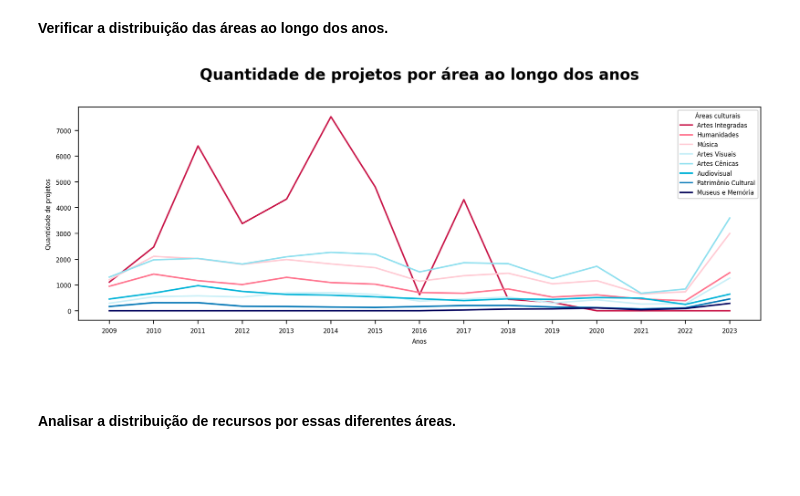
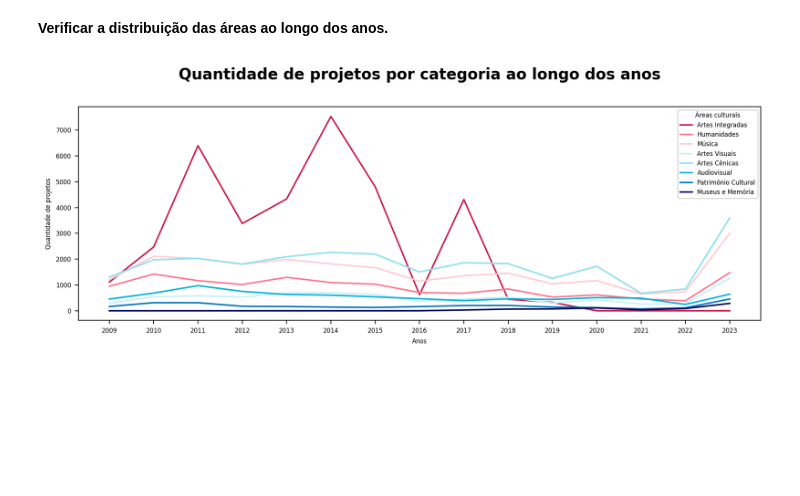
Before and after one commit to lorenaaxbastos/santander-coders-projects, a Jupyter notebook: Unit 2 - Programming Techniques I (PY)/Projeto EDA - Análise do Dataset da Lei Rouanet.ipynb, the cells around one changed output. Saved outputs shown, nothing was run; the diff lists cells and outputs as text; code cells hidden in the pictures; blank space fills up the shorter version.

Commit message:
refactor organizar o projeto

```diff
--- a/Unit 2 - Programming Techniques I (PY)/Projeto EDA - Análise do Dataset da Lei Rouanet.ipynb
+++ b/Unit 2 - Programming Techniques I (PY)/Projeto EDA - Análise do Dataset da Lei Rouanet.ipynb
@@ -321,38 +321,35 @@ ordenacao = medias_areas_por_regioes.argsort()[::-1]
 rotulos_areas = projetos["area"].unique()[ordenacao]
 rotulos_anos = projetos["ano_projeto"].unique()
 
-anos_por_areas_todos_anos = [[anos_por_areas.get(area)[ano] if ano in anos_por_areas.get(area).index else 0
-                        for ano in rotulos_anos]
-                        for area in rotulos_areas]
+anos_por_areas_todos_anos = [[anos_por_areas.get(area)[ano]
+                              if ano in anos_por_areas.get(area).index else 0
+                              for ano in rotulos_anos]
+                             for area in rotulos_areas]
 # %%
 plt.rcParams.update({"font.size": 6})
 cores = ["#c9184a", "#ff758f", "#ffccd5", "#caf0f8",
           "#90e0ef", "#00b4d8", "#0077b6", "#03045e"]
 
 plt.figure(figsize=(10, 4), dpi=200)
 
 for qtd_projetos, area, cor in zip(anos_por_areas_todos_anos, rotulos_areas, cores):
     plt.plot(
         rotulos_anos,
         qtd_projetos,
         label=area,
         color=cor
     )
 
-plt.title("Quantidade de projetos por área ao longo dos anos", fontsize=15, fontweight=1000, y=1.1)
+plt.title("Quantidade de projetos por categoria ao longo dos anos", fontsize=15, fontweight=1000, y=1.1)
 
 plt.xlabel("Anos")
 plt.ylabel("Quantidade de projetos")
 
 plt.xticks(rotulos_anos)
 
 plt.legend(title="Áreas culturais")
 
 plt.tight_layout()
 plt.show()
 # %% [output]
-[figure, old version]
+[figure, new version]
-# %% [markdown]
-#####
-# %% [markdown]
-**Analisar a distribuição de recursos por essas diferentes áreas.**
```
Also changed, not shown: parts of 23 cells of this notebook.
